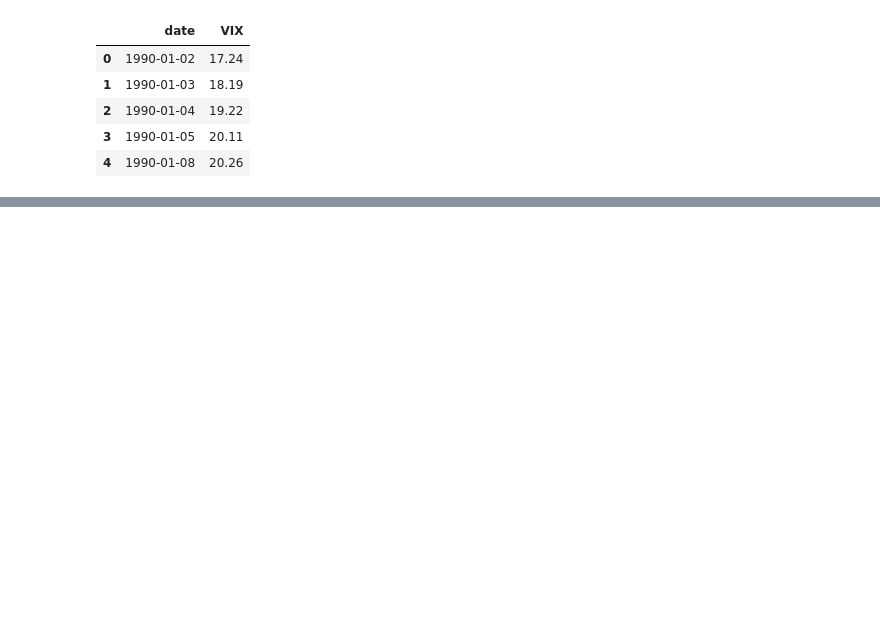
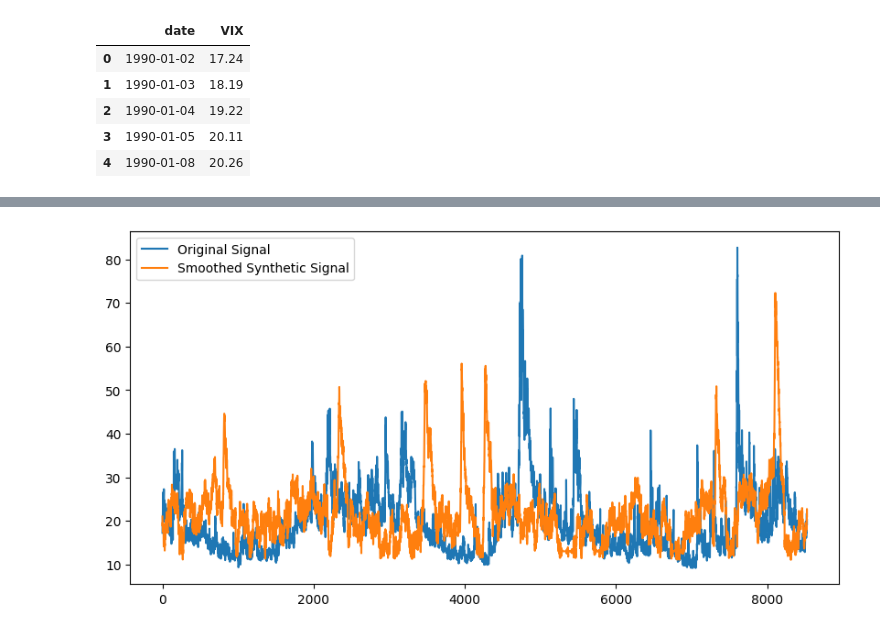
Before and after one commit to AlfaBlok/swanhunt, a Jupyter notebook: vix_generator.ipynb, the cells around one changed output, grey strips where cells are left out. Cells and saved outputs as stored; diff of their text form; code cells hidden in the pictures; blank space fills up the shorter version.

```diff
--- a/vix_generator.ipynb
+++ b/vix_generator.ipynb
@@ -484,0 +543,52 @@ plt.show()
+# %%
+def smooth_bottoms_by_value(signal):
+    smoothed_signal = signal.copy()
+
+    # 1. Detect regions where the value goes below 11.
+    below_11_indices = np.where(signal < 11)[0]
+
+    # If there are no regions below 11, return the original signal
+    if len(below_11_indices) == 0:
+        return signal
+
+    for idx in below_11_indices:
+        # 2. For each detected region:
+
+        # Find the left boundary where the value first reaches or exceeds 13.
+        left_idx = idx
+        while left_idx > 0 and smoothed_signal[left_idx] < 13:
+            left_idx -= 1
+
+        # Find the right boundary where the value first reaches or exceeds 13.
+        right_idx = idx
+        while right_idx < len(smoothed_signal) - 1 and smoothed_signal[right_idx] < 13:
+            right_idx += 1
+
+        # 3. Adjust values within the region based on the range they fall into.
+        for i in range(left_idx, right_idx + 1):
+            if smoothed_signal[i] < 10:
+                smoothed_signal[i] = 10
+            elif 10 <= smoothed_signal[i] < 11:
+                smoothed_signal[i] += 1
+            elif 11 <= smoothed_signal[i] < 12:
+                smoothed_signal[i] += 0.75
+            elif 12 <= smoothed_signal[i] < 13:
+                smoothed_signal[i] += 0.5
+
+    return smoothed_signal
+
+# Apply the smoothing function
+synthetic_signal = generate_synthetic_signal(original_signal)
+synthetic_signal = synthetic_signal + (original_signal.mean() - synthetic_signal.mean())
+synthetic_signal_with_spikes = add_spikes_to_signal(synthetic_signal, 5, 30)
+synthetic_signal_with_spikes = add_spikes_to_signal(synthetic_signal_with_spikes, 2, 55)
+synthetic_signal_smoothed = smooth_bottoms_by_value(synthetic_signal_with_spikes)
+
+# Plot
+plt.figure(figsize=(10, 5))
+plt.plot(original_signal, label='Original Signal')
+plt.plot(synthetic_signal_smoothed, label='Smoothed Synthetic Signal')
+plt.legend()
+plt.show()
+# %% [output]
+[figure, added]
```
Also changed, not shown: parts of 36 cells of this notebook, 1 other file.
